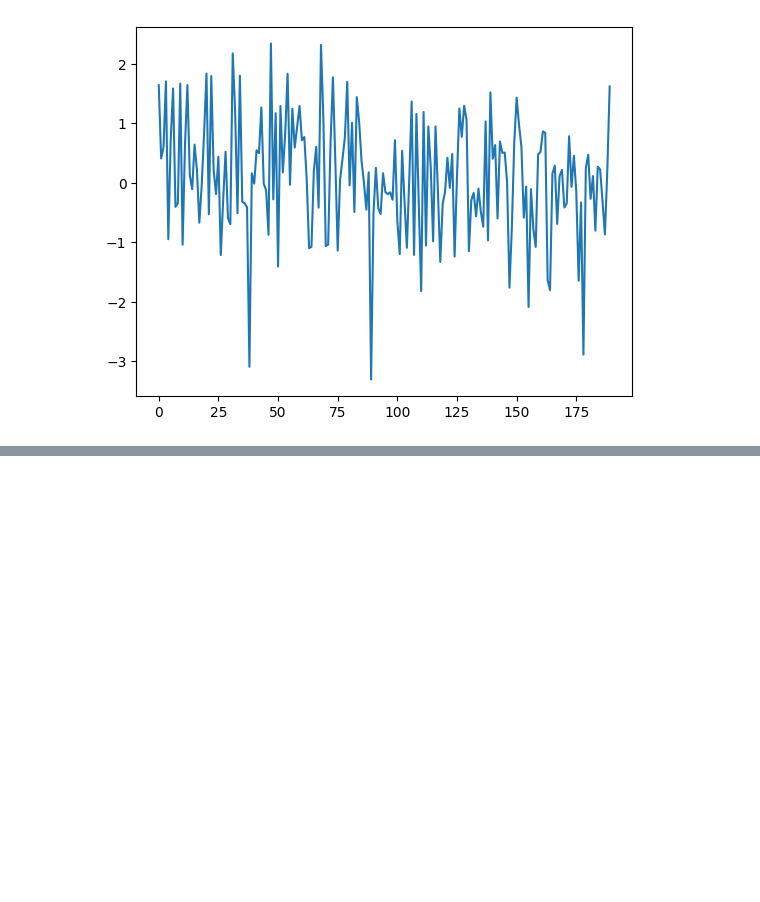
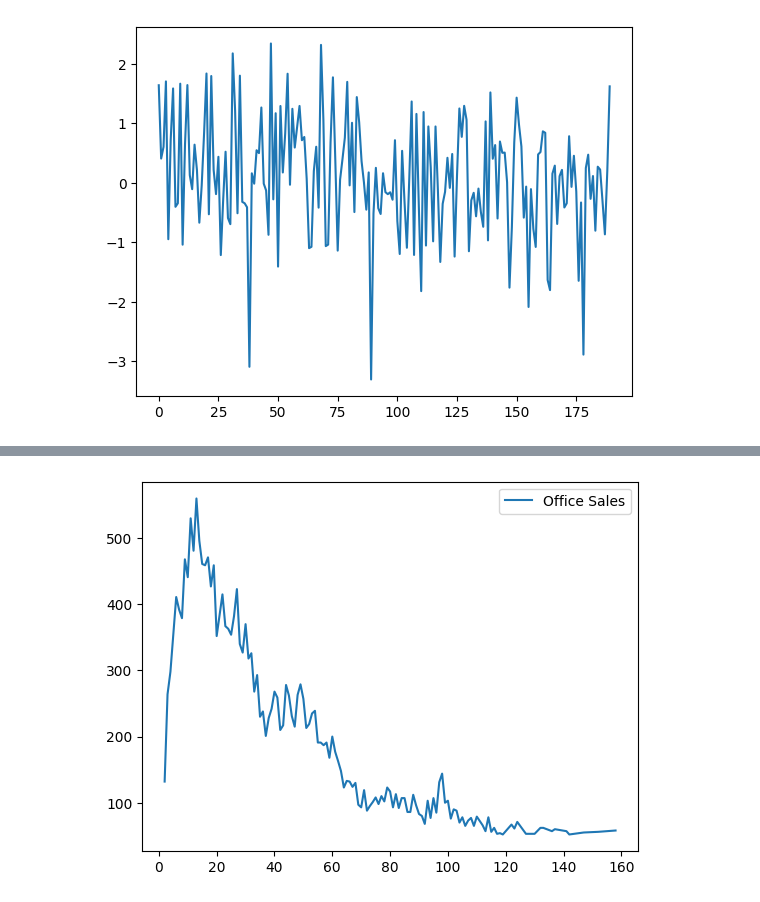
Before and after one commit to kunalmeon/Data-Analysis-Examples, a Jupyter notebook: SuperStoreData.ipynb, the cells around one changed output, grey strips where cells are left out. Drawn from its saved outputs; the diff is of its cells as text; code cells hidden in the pictures; blank space fills up the shorter version.

```diff
--- a/SuperStoreData.ipynb
+++ b/SuperStoreData.ipynb
@@ -1898,0 +2026,5 @@ myplot.show()
+# %%
+miniStore['CATEGORY']=mySuperStoreDataFrame["CATEGORY"]
+cateSale=miniStore[["CATEGORY","SALES"]].groupby("SALES").value_counts().reset_index( name='Sale/Category Counts')
+cateSale.index=cateSale['CATEGORY']
+cateSale
@@ -1898,0 +2051,3 @@ myplot.show()
+# %%
+officeSales=cateSale.loc["Office Supplies",:][cateSale.loc['Office Supplies','Sale/Category Counts']>50]
+officeSales
@@ -1898,0 +2069,6 @@ myplot.show()
+# %%
+myplot.plot(officeSales["SALES"],officeSales["Sale/Category Counts"], label="Office Sales")
+myplot.legend()
+myplot.show()
+# %% [output]
+[figure, added]
```
Also changed, not shown: parts of 84 cells of this notebook.
